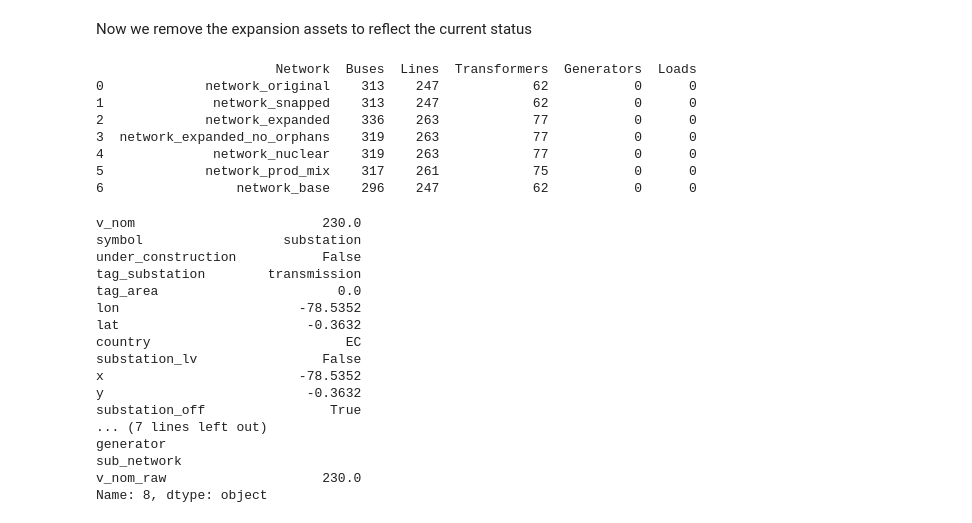
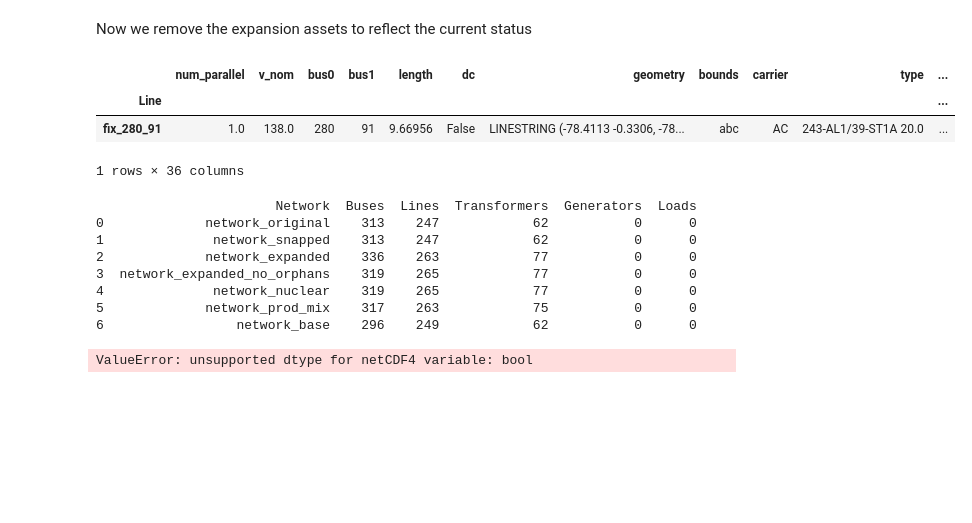
Before and after one commit to Fernando3161/EcuadorElectricGrid, a Jupyter notebook: notebooks/05_EC_network_eval.ipynb, the cells around one changed output. Cells and saved outputs as stored; diff of their text form; code cells hidden in the pictures; blank space fills up the shorter version.

```diff
--- a/notebooks/05_EC_network_eval.ipynb
+++ b/notebooks/05_EC_network_eval.ipynb
@@ -394,0 +583,11 @@ networks_dict["network_expanded_no_orphans"] =n_exp_clean
+# %%
+# 2) Lines expansion
+line_df = pd.read_csv("line_fix.csv")
+if "Line" not in line_df.columns:
+    raise ValueError("EC_lines_expansion.csv must contain a 'Line' column.")
+line_df = line_df.set_index("ID")
+line_df = _filter_to_allowed_attrs(n_exp_clean, "Line", line_df)
+
+existing_lines = _update_existing(n_exp_clean, "Line", line_df)
+to_add_lines = line_df.drop(index=existing_lines, errors="ignore")
+_madd_new(n_exp_clean, "Line", to_add_lines)
@@ -607,7 +808,12 @@ def remove_expansion_assets(
 network_base = remove_expansion_assets(network_prod_mix, dirs)
 networks_dict["network_base"]= network_base
 # %%
-#add buses
+network_base.lines[network_base.lines["bus0"]=="280"]
+# %% [output]
+|  | num_parallel | v_nom | bus0 | bus1 | length | dc | geometry | bounds | carrier | type | ... |
+| Line |  |  |  |  |  |  |  |  |  |  | ... |
+| fix_280_91 | 1.0 | 138.0 | 280 | 91 | 9.66956 | False | LINESTRING (-78.4113 -0.3306, -78... | abc | AC | 243-AL1/39-ST1A 20.0 | ... |
+1 rows × 36 columns
 # %%
 #compare the shape of the tee networks for buses, lines and trafos
 import pandas as pd
@@ -636,10 +842,10 @@ print(summary)
 0             network_original    313    247            62           0      0
 1              network_snapped    313    247            62           0      0
 2             network_expanded    336    263            77           0      0
-3  network_expanded_no_orphans    319    263            77           0      0
-4              network_nuclear    319    263            77           0      0
-5             network_prod_mix    317    261            75           0      0
-6                 network_base    296    247            62           0      0
+3  network_expanded_no_orphans    319    265            77           0      0
+4              network_nuclear    319    265            77           0      0
+5             network_prod_mix    317    263            75           0      0
+6                 network_base    296    249            62           0      0
 # %%
 #drop them as nc objects so they can be loaded later
 # Save networks as NetCDF files (recommended PyPSA format)
@@ -655,24 +861,5 @@ for k,v in networks_dict.items():
     filename = join(output_path, f"{k}.nc")
     v.export_to_netcdf(filename)
     logging.info(f"{k} exported to {filename} ")
+# %% [output]
+ValueError: unsupported dtype for netCDF4 variable: bool
-# %%
-n_base = networks_dict["network_base"]
-n_base.buses.loc["8"]
-# %% [output]
-v_nom                        230.0
-symbol                  substation
-under_construction           False
-tag_substation        transmission
-tag_area                       0.0
-lon                       -78.5352
-lat                        -0.3632
-country                         EC
-substation_lv                False
-x                         -78.5352
-y                          -0.3632
-substation_off                True
-... (7 lines left out)
-generator
-sub_network
-v_nom_raw                    230.0
-Name: 8, dtype: object
```
Also changed, not shown: parts of 3 cells of this notebook, 3 other files.
